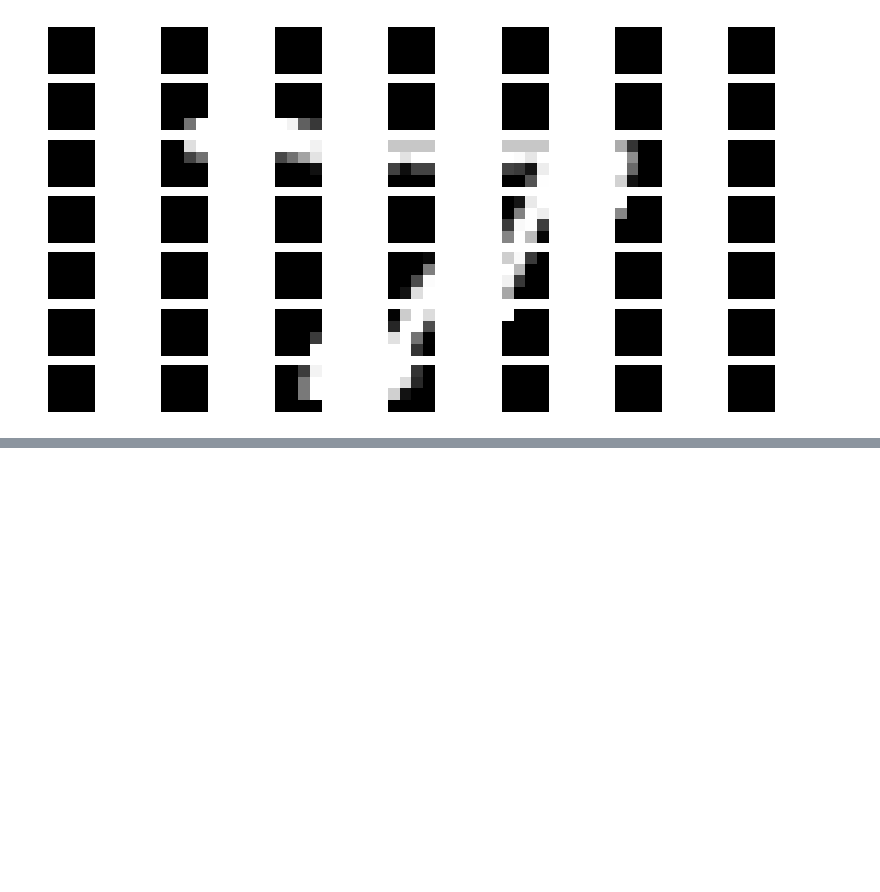
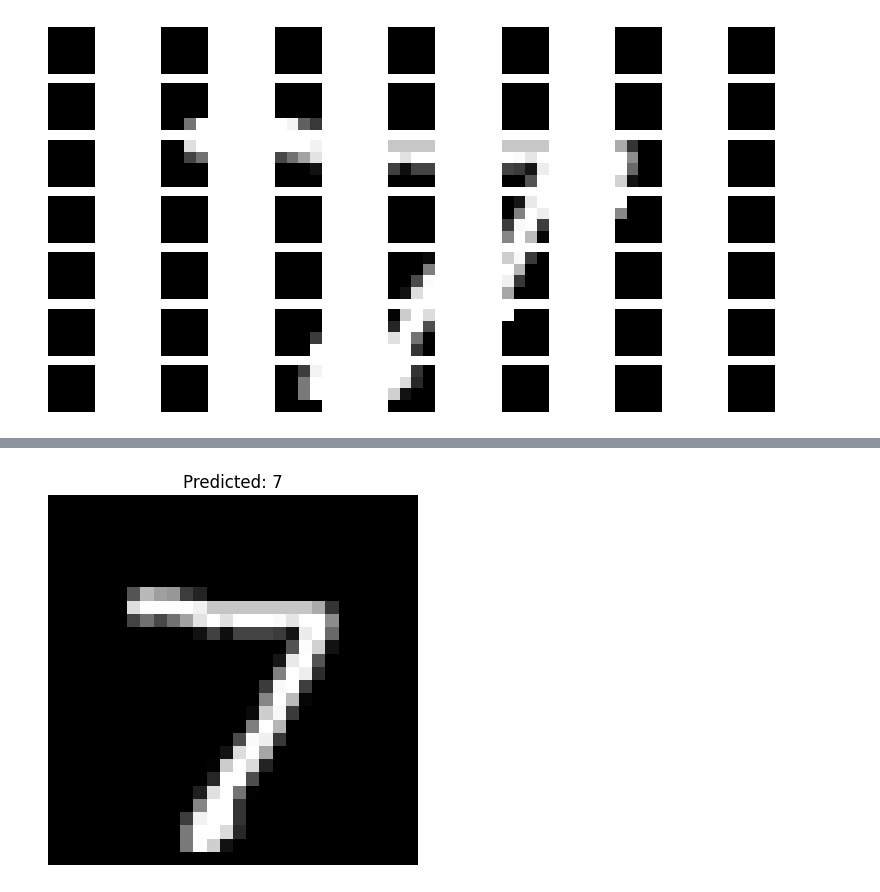
Before and after one commit to amirhossein-razlighi/100_days_of_computer_vision, a Jupyter notebook: FromScratch/ViT/main.ipynb, the cells around one changed output, grey strips where cells are left out. Drawn from its saved outputs; the diff is of its cells as text; code cells hidden in the pictures; blank space fills up the shorter version.

```diff
--- a/FromScratch/ViT/main.ipynb
+++ b/FromScratch/ViT/main.ipynb
@@ -101,0 +345,28 @@ class MyViT(nn.Module):
+# %%
+device = "mps"
+N_EPOCHS = 5
+LR = 0.001
+
+model = MyViT(
+    chw=(1, 28, 28), n_patches=7, n_blocks=2, hidden_dim=8, n_heads=4, out_dims=10
+).to(device)
+
+optimizer = Adam(model.parameters(), lr=LR)
+criterion = CrossEntropyLoss()
+
+for epoch in trange(N_EPOCHS, desc="Training"):
+    train_loss = 0.0
+    pbar = tqdm_notebook(train_loader, desc="Epoch {} in training".format(epoch + 1))
+    for batch in pbar:
+        x, y = batch
+        x, y = x.to(device), y.to(device)
+        y_hat = model(x)
+        loss = criterion(y_hat, y)
+
+        train_loss += loss.detach().cpu().item() / len(train_loader)
+
+        optimizer.zero_grad()
+        loss.backward()
+        optimizer.step()
+
+        pbar.set_postfix(loss=train_loss)
@@ -101,0 +393,15 @@ class MyViT(nn.Module):
+# %%
+# randomly choose a test image, give it to model, plot the image and show the predicted label
+data_iter = iter(test_loader)
+image, label = next(data_iter)
+image, label = image.to(device), label.to(device)
+
+model.eval()
+predicted_label = torch.argmax(model(image), dim=1)
+
+plt.imshow(image[0, 0].cpu(), cmap="gray")
+plt.title(f"Predicted: {predicted_label[0]}")
+plt.axis("off")
+plt.show()
+# %% [output]
+[figure, added]
```
Also changed, not shown: parts of 27 cells of this notebook.
